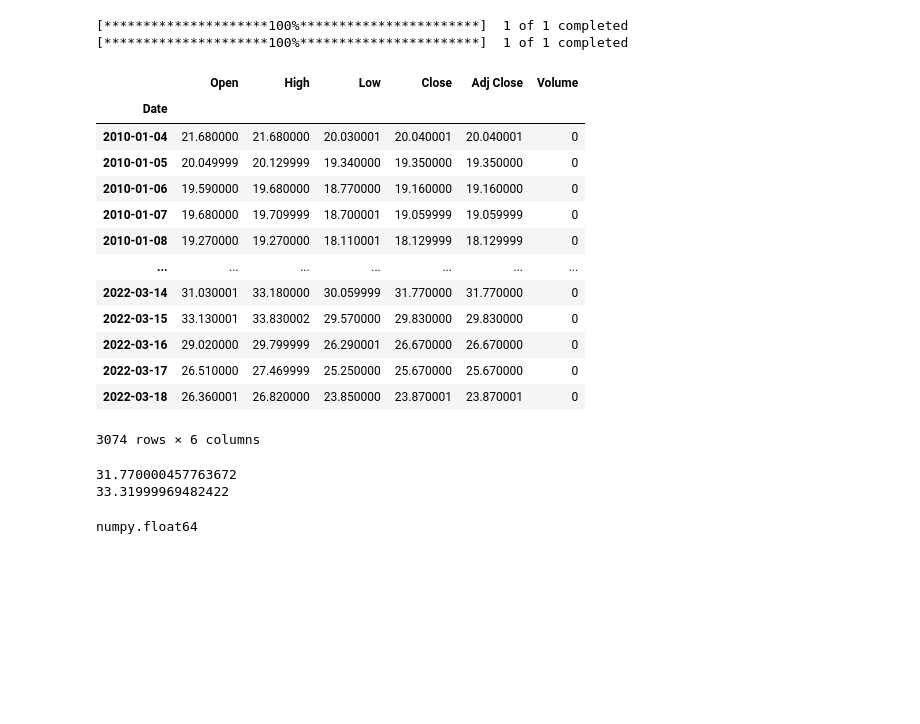
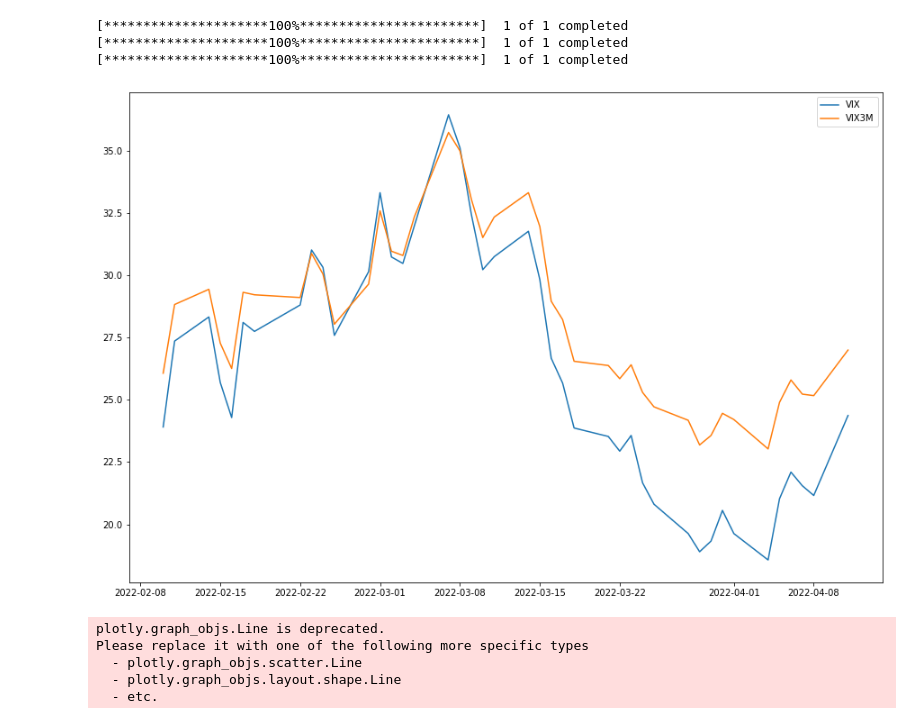
Before and after one commit to algo-dude/AdvancedFinancialDerivatives, a Jupyter notebook: Final/strat.ipynb, the cells around one changed output. Saved outputs shown, nothing was run; the diff lists cells and outputs as text; code cells hidden in the pictures; blank space fills up the shorter version.

```diff
--- a/Final/strat.ipynb
+++ b/Final/strat.ipynb
@@ -4,48 +4,24 @@ import numpy as np
 import matplotlib.pyplot as plt
 # set plot width here
 plt.rcParams['figure.figsize'] = (15, 10)
-from functions import import_data, check_contango
+from functions import import_data
+
 today = pd.to_datetime('today').strftime('%Y-%m-%d')
-
-
 
 tickers = ['^VIX','^VIX3M', 'VXX']
 
-VIX = import_data(tickers[0], '2010-01-01', today, '1d')
-VIX3M = import_data(tickers[1], '2010-01-01', today, '1d')
+VIX = import_data(tickers[0], '2020-01-01', today, '1d')
+VIX3M = import_data(tickers[1], '2020-01-01', today, '1d')
 VXX = import_data(tickers[2], '2020-01-01', today, '1d')
 # %% [output]
 [*********************100%***********************]  1 of 1 completed
 [*********************100%***********************]  1 of 1 completed
+[*********************100%***********************]  1 of 1 completed
 # %%
 # plot vix and vix3m for the past month
-# plt.plot(VIX[-10:].index, VIX[-10:]['Close'], label='VIX')
-# plt.plot(VIX3M[-10:].index, VIX3M[-10:]['Close'], label='VIX3M')
-# plt.legend()
-# plt.show()
-VIX
+plt.plot(VIX[-42:].index, VIX[-42:]['Close'], label='VIX')
+plt.plot(VIX3M[-42:].index, VIX3M[-42:]['Close'], label='VIX3M')
+plt.legend()
+plt.show()
 # %% [output]
-|  | Open | High | Low | Close | Adj Close | Volume |
-| Date |  |  |  |  |  |  |
-| 2010-01-04 | 21.680000 | 21.680000 | 20.030001 | 20.040001 | 20.040001 | 0 |
-| 2010-01-05 | 20.049999 | 20.129999 | 19.340000 | 19.350000 | 19.350000 | 0 |
-| 2010-01-06 | 19.590000 | 19.680000 | 18.770000 | 19.160000 | 19.160000 | 0 |
-| 2010-01-07 | 19.680000 | 19.709999 | 18.700001 | 19.059999 | 19.059999 | 0 |
-| 2010-01-08 | 19.270000 | 19.270000 | 18.110001 | 18.129999 | 18.129999 | 0 |
-| ... | ... | ... | ... | ... | ... | ... |
-| 2022-03-14 | 31.030001 | 33.180000 | 30.059999 | 31.770000 | 31.770000 | 0 |
-| 2022-03-15 | 33.130001 | 33.830002 | 29.570000 | 29.830000 | 29.830000 | 0 |
-| 2022-03-16 | 29.020000 | 29.799999 | 26.290001 | 26.670000 | 26.670000 | 0 |
-| 2022-03-17 | 26.510000 | 27.469999 | 25.250000 | 25.670000 | 25.670000 | 0 |
-| 2022-03-18 | 26.360001 | 26.820000 | 23.850000 | 23.870001 | 23.870001 | 0 |
-3074 rows × 6 columns
+[figure, added]
-# %%
-print(VIX['Close'].iloc[-1])
-print(VIX3M['Close'].iloc[-1])
-# %% [output]
-31.770000457763672
-33.31999969482422
-# %%
-type(VIX3M['Close'].iloc[-1])
-# %% [output]
-numpy.float64
@@ -64,0 +28,13 @@ def apply_contango(df1, df2):
+# %%
+# repeat above cell with plotly for interactive plotting
+import plotly.graph_objects as go
+plot = go.Figure()
+plot.add_trace(go.Line(x=VIX[-42:].index, y=VIX[-42:]['Close'], name='VIX'))
+plot.add_trace(go.Line(x=VIX3M[-42:].index, y=VIX3M[-42:]['Close'], name='VIX3M'))
+plot.show()
+# %% [output]
+plotly.graph_objs.Line is deprecated.
+Please replace it with one of the following more specific types
+  - plotly.graph_objs.scatter.Line
+  - plotly.graph_objs.layout.shape.Line
+  - etc.
```
Also changed, not shown: parts of 13 cells of this notebook, 1 other file.
